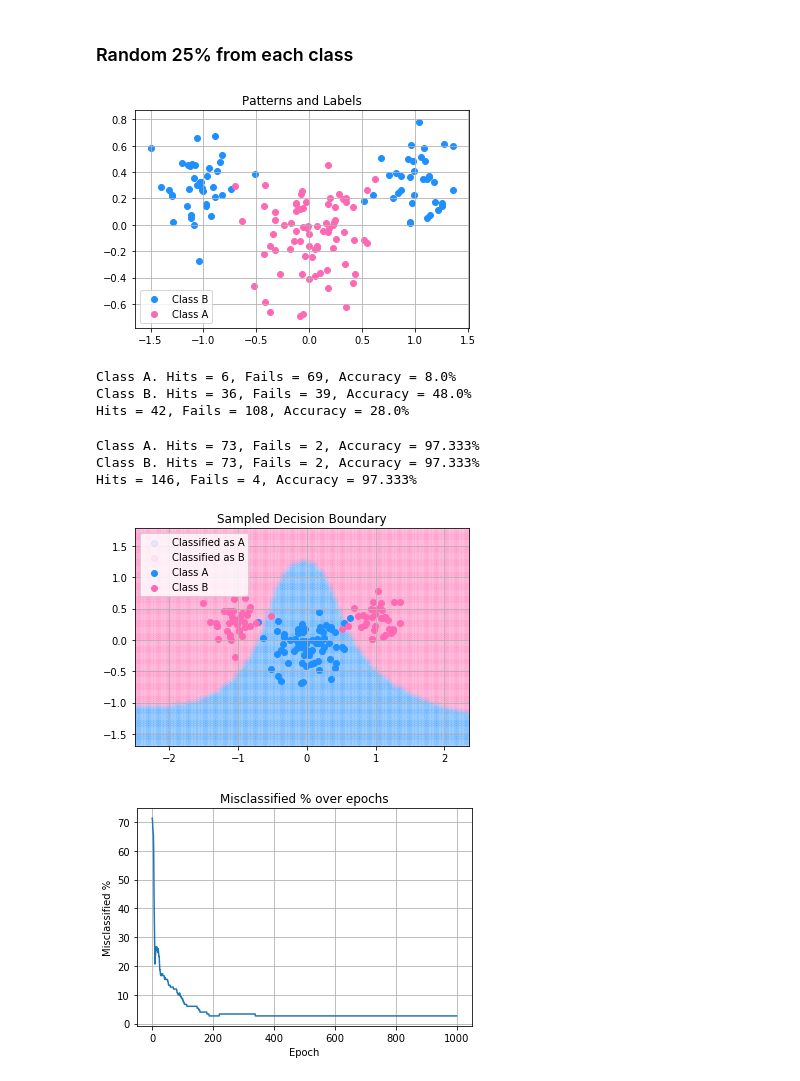
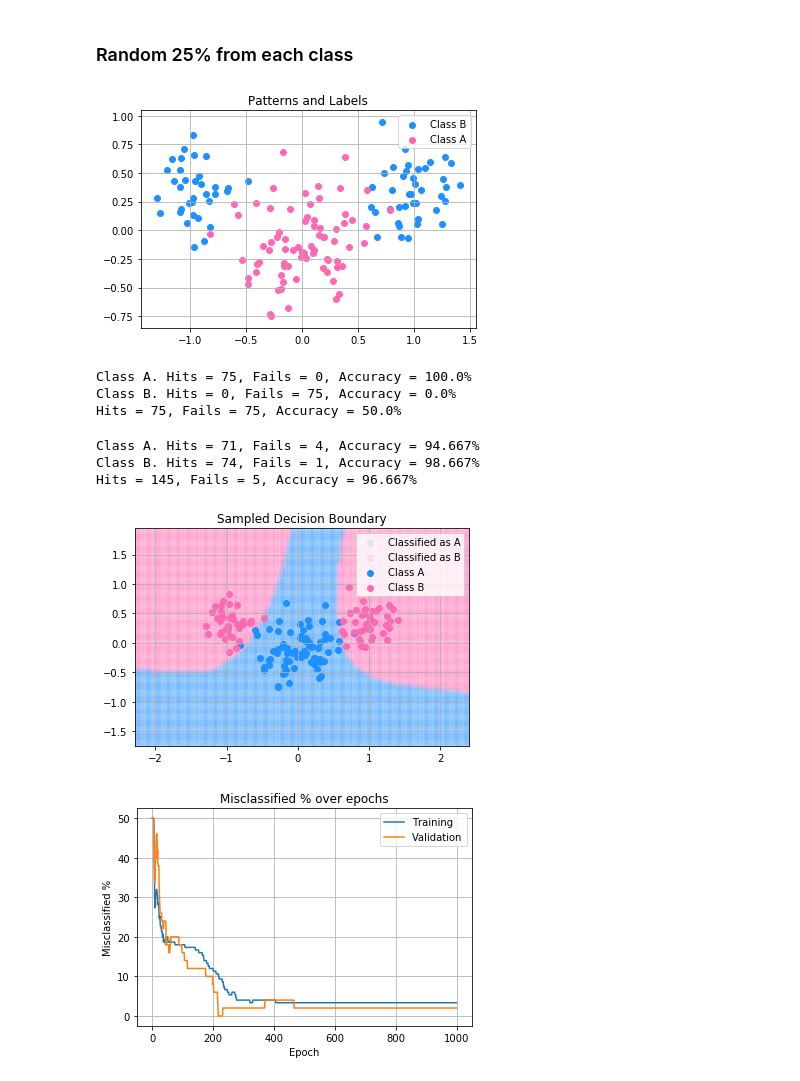
Before and after one commit to alejp1998/annda_lab1b, a Jupyter notebook: lab1b.ipynb, the cells around one changed output. Cells and saved outputs as stored; diff of their text form; code cells hidden in the pictures.

Commit message:
Plots and neural network working

```diff
--- a/lab1b.ipynb
+++ b/lab1b.ipynb
@@ -32,43 +32,47 @@ mean_B, cov_B = (0,-0.1), [[0.3**2, 0], [0, 0.3**2]]
 X_A, X_B = lab1b.gen_data_clusters(N,mean_A1,mean_A2,cov_A,mean_B,cov_B)
 # %% [markdown]
 ### Random 25% from each class
+# %%
+# Subsample and mix the data
+f_A, f_B = 0.75, 0.75
+T_train, X_train, T_valid, X_valid = lab1b.subsample_mix_classes(X_A,X_B,f_A,f_B)
 # %%
 # Plot the patterns and labels
-lab1b.plot_data(X,T)
+lab1b.plot_data(X_train,T_train)
 # %% [output]
-[figure, old version]
+[figure, new version]
 # %%
 # Initialize weights matrices
 nn.initialize_weights()
 # %%
 # Load training data
-nn.training_data(X,T)
+nn.training_data(X_train,T_train)
 # %%
-T_guessed,accuracy_pos, accuracy_neg, accuracy = nn.classify(X,T,True)
+T_guessed, accuracy_pos, accuracy_neg, accuracy = nn.classify(X_train,T_train,True)
 # %% [output]
-Class A. Hits = 6, Fails = 69, Accuracy = 8.0%
-Class B. Hits = 36, Fails = 39, Accuracy = 48.0%
-Hits = 42, Fails = 108, Accuracy = 28.0%
+Class A. Hits = 75, Fails = 0, Accuracy = 100.0%
+Class B. Hits = 0, Fails = 75, Accuracy = 0.0%
+Hits = 75, Fails = 75, Accuracy = 50.0%
-# %%
-T_guessed, epoch_errors, epoch_mses = nn.train(X,T)
+# %%
+epoch_errors, epoch_mses, epoch_errors_valid, epoch_mses_valid = nn.train(X_train,T_train,X_valid,T_valid)
 # %%
-T_guessed, accuracy_pos, accuracy_neg, accuracy = nn.classify(X,T,True)
+T_guessed, accuracy_pos, accuracy_neg, accuracy = nn.classify(X_train,T_train,True)
 # %% [output]
-Class A. Hits = 73, Fails = 2, Accuracy = 97.333%
-Class B. Hits = 73, Fails = 2, Accuracy = 97.333%
-Hits = 146, Fails = 4, Accuracy = 97.333%
+Class A. Hits = 71, Fails = 4, Accuracy = 94.667%
+Class B. Hits = 74, Fails = 1, Accuracy = 98.667%
+Hits = 145, Fails = 5, Accuracy = 96.667%
 # %%
 # Plot the sampled decision boundary
 K = 100
 L = 1
-sampling_pattern, boundary_samples = nn.decision_boundary(X,K,L)
-lab1b.plot_data_boundary(X,T,sampling_pattern,boundary_samples,L)
+sampling_pattern, boundary_samples = nn.decision_boundary(X_train,K,L)
+lab1b.plot_data_boundary(X_train,T_train,sampling_pattern,boundary_samples,L)
 # %% [output]
-[figure, old version]
+[figure, new version]
 # %%
 # Plot missclassification
-lab1b.plot_error(epoch_errors,'Misclassified %')
+lab1b.plot_error(epoch_errors,epoch_errors_valid,'Misclassified %')
 # %% [output]
-[figure, old version]
+[figure, new version]
 # %%
 # Plot MSE
```
Also changed, not shown: parts of 15 cells of this notebook, 1 other file.
